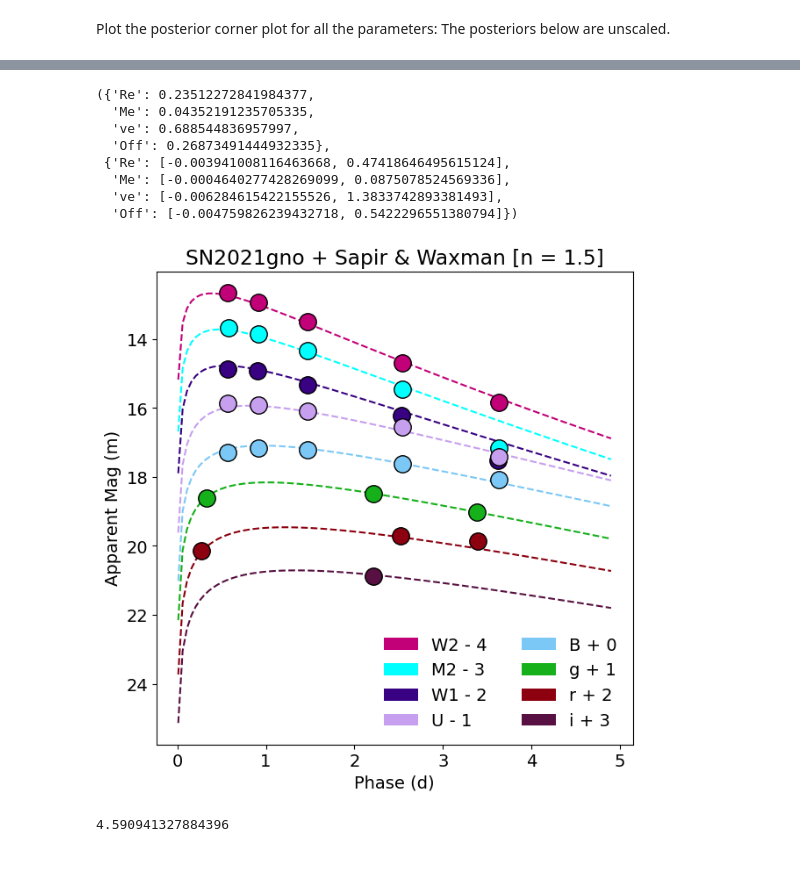
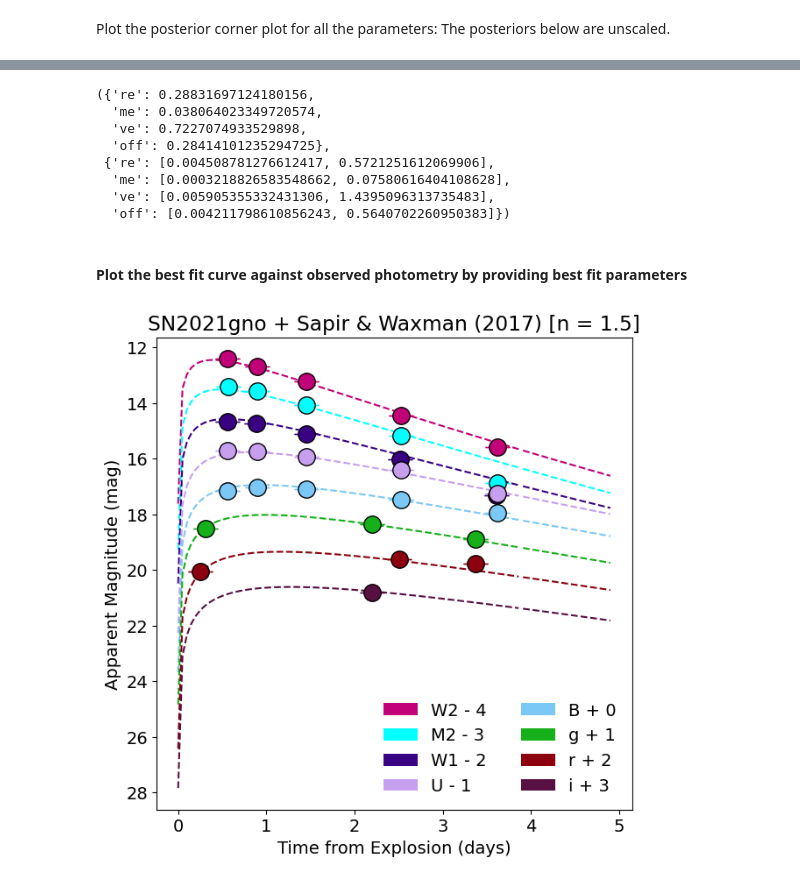
Before and after one commit to padma18-vb/shock_cooling_curve, a Jupyter notebook: tutorial.ipynb, the cells around one changed output, grey strips where cells are left out. Saved outputs shown, nothing was run; the diff lists cells and outputs as text; code cells hidden in the pictures.

```diff
--- a/tutorial.ipynb
+++ b/tutorial.ipynb
@@ -78,7 +82,7 @@ file_and_data_location = 'example_data'
 # a Supernova object. So we're saying "from the module SW_BSG (which we've imported before), use the class SW_RSG. The other modules (SW_BSG, PIRO_2020
 # and PIRO_2015) follow the same structure."
 
-test_model = SW_RSG.SW_RSG(config_file=config_file_name, path_storage=file_and_data_location)
+test_model = sw_rsg.SW_RSG(config_file=config_file_name, path_storage=file_and_data_location)
 # %% [markdown]
 `test_model` will contain all the information to process your photometry data. Under the supplied `path_to_storage`, you will find a new csv file called `reduced_data.csv`, which contains extincted magnitudes and only the data observed the specified time frame (in between `start_SN` and `end_SC`). Apart from this, test_model also has all the filter information for different surveys and corresponding bandpasses used to collect the photometry data.
 # %%
@@ -333,20 +354,18 @@ plt.savefig('BSG_corner_50_2000_pool.png', dpi = 200);
 params, errs = test_model.get_MCMC_values()
 params, errs
 # %% [output]
-({'Re': 0.23512272841984377,
-  'Me': 0.04352191235705335,
-  've': 0.688544836957997,
-  'Off': 0.26873491444932335},
- {'Re': [-0.003941008116463668, 0.47418646495615124],
-  'Me': [-0.0004640277428269099, 0.0875078524569336],
-  've': [-0.006284615422155526, 1.3833742893381493],
-  'Off': [-0.004759826239432718, 0.5422296551380794]})
+({'re': 0.28831697124180156,
+  'me': 0.038064023349720574,
+  've': 0.7227074933529898,
+  'off': 0.28414101235294725},
+ {'re': [0.004508781276612417, 0.5721251612069906],
+  'me': [0.0003218826583548662, 0.07580616404108628],
+  've': [0.005905355332431306, 1.4395096313735483],
+  'off': [0.004211798610856243, 0.5640702260950383]})
+# %% [markdown]
+#### Plot the best fit curve against observed photometry by providing best fit parameters
 # %%
-plot_test_model.plot_given_parameters(Re=params['Re'], Me=params['Me'], ve=params['ve'], of=params['Off'], errorbar=None,show=False)
-plt.savefig('RSG_50_2000.png', dpi = 200)
+plot_test_model.plot_given_parameters(re=params['re'], me=params['me'], ve=params['ve'], of=params['off'], legend=True);
+plt.savefig(f'{test_model.objname}_{test_model.model_name}_best_fit.png', dpi=200)
 # %% [output]
-[figure, old version]
+[figure, new version]
-# %%
-test_model.get_model_perfomance()
-# %% [output]
-4.590941327884396
```
Also changed, not shown: parts of 21 cells of this notebook, 9 other files.
